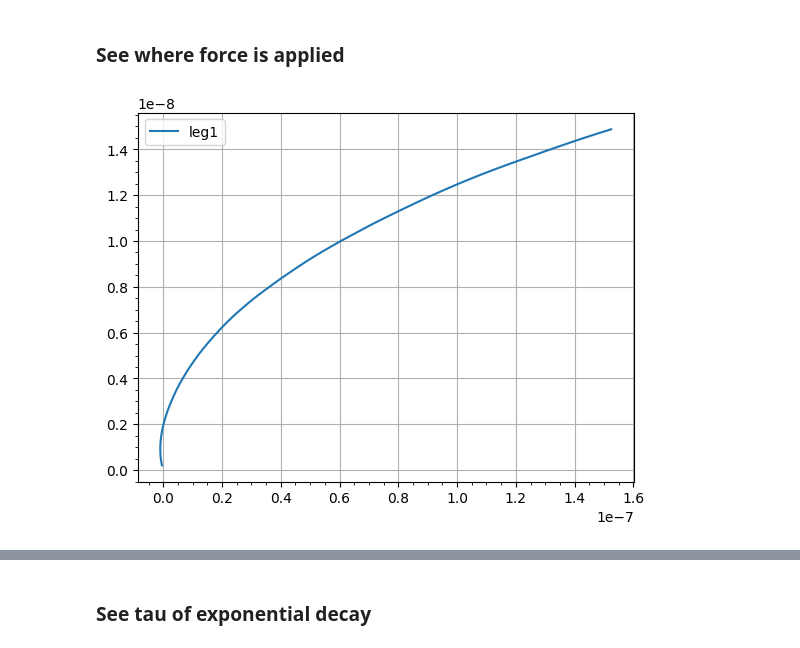
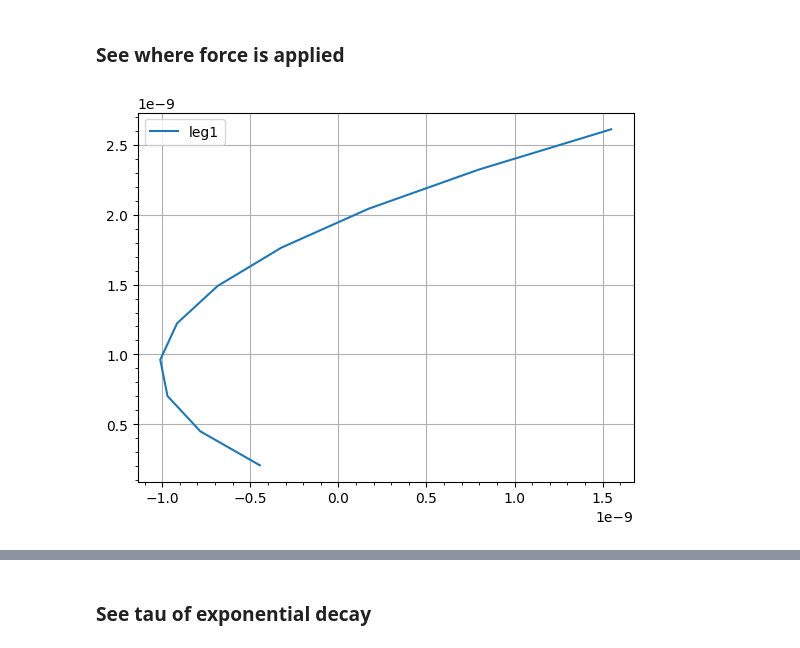
Before and after one commit to Gaianeve/Real_Mega_Fufi, a Jupyter notebook: Robot/1LegTrail/Giunto_versione_fascia_elastica/Model_video_spectrum.ipynb, the cells around one changed output, grey strips where cells are left out. Cells and saved outputs as stored; diff of their text form; code cells hidden in the pictures.

```diff
--- a/Robot/1LegTrail/Giunto_versione_fascia_elastica/Model_video_spectrum.ipynb
+++ b/Robot/1LegTrail/Giunto_versione_fascia_elastica/Model_video_spectrum.ipynb
@@ -168,0 +173,11 @@ WARNING:imageio_ffmpeg:IMAGEIO FFMPEG_WRITER WARNING: input image is not divisib
+# %%
+joint_pos, joint_or = p.getBasePositionAndOrientation(elastic_joint_id)
+print(f'joint orientation', p.getEulerFromQuaternion(joint_or))
+print(f'joint position', joint_pos)
+
+joint_positions_x, joint_positions_y, joint_position_z = [], [], []
+
+#get leg position and orientation as well
+leg_pos, leg_or = p.getBasePositionAndOrientation(leg_id)
+print(f'leg orientation', p.getEulerFromQuaternion(leg_or))
+print(f'leg position', leg_pos)
@@ -169,16 +189,16 @@ WARNING:imageio_ffmpeg:IMAGEIO FFMPEG_WRITER WARNING: input image is not divisib
 # %%
 # Ciclo principale della simulazione
-for step in range(1000):
+for step in range(1800):
     print(f'\rtimestep {step}...', end='')
-    if step == 50:
+    #if step == 50:
       # Applicare la forza esterna al primo passo della simulazione
-      p.applyExternalForce(
-          objectUniqueId= column_id,
-          linkIndex=-1,
-          forceObj=force_module,
-          posObj=force_position,
-          flags=p.LINK_FRAME
-      )
+      #p.applyExternalForce(
+          #objectUniqueId= column_id,
+          #linkIndex=-1,
+          #forceObj=force_module,
+          #posObj=force_position,
+          #flags=p.WORLD_FRAME
+      #)
 
     # Registrazione della posizione della gamba
     leg_position, leg_orientation = p.getBasePositionAndOrientation(leg_id)
@@ -186,6 +206,19 @@ for step in range(1000):
     leg_positions_y.append(leg_position[1])
     leg_position_z.append(leg_position[2])
 
+    # Posizioni della colonna per vedere dove prende la forza
+    column_position, column_orientation = p.getBasePositionAndOrientation(column_id)
+    column_positions_x.append(column_position[0])
+    column_positions_y.append(column_position[1])
+    column_position_z.append(column_position[2])
+
+    #get joint position
+    joint_position, joint_orientation = p.getBasePositionAndOrientation(elastic_joint_id)
+    joint_positions_x.append(joint_position[0])
+    joint_positions_y.append(joint_position[1])
+    joint_position_z.append(joint_position[2])
+
+    # Aggiorna il video
     # Calcola la vista e la proiezione della fotocamera
     cam_view_matrix = p.computeViewMatrixFromYawPitchRoll(
         cam_target_pos, cam_distance, cam_yaw, cam_pitch, cam_roll, cam_up_axis_idx
@@ -245,11 +279,11 @@ plt.show()
 ### See where force is applied
 # %%
 plt.figure('xy motion')
-plt.plot(leg_positions_x[0:60], leg_positions_y[0:60], label = 'leg1')
+plt.plot(leg_positions_x[0:10], leg_positions_y[0:10], label = 'leg1')
 plt.legend()
 #plt.xlim(0,6e-6)
 plt.grid()
 plt.minorticks_on()
 plt.show()
 # %% [output]
-[figure, old version]
+[figure, new version]
```
Also changed, not shown: parts of 11 cells of this notebook.
